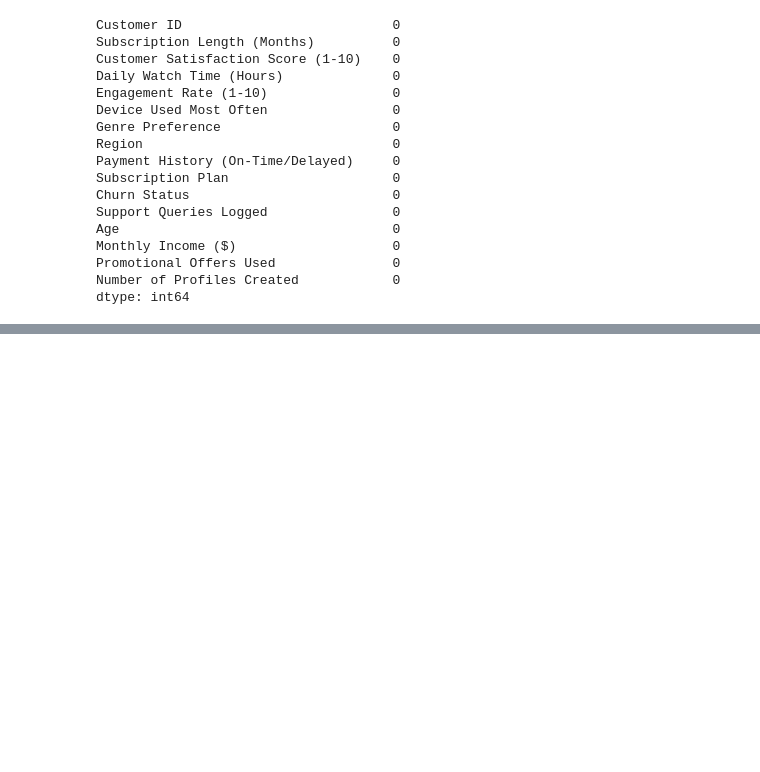
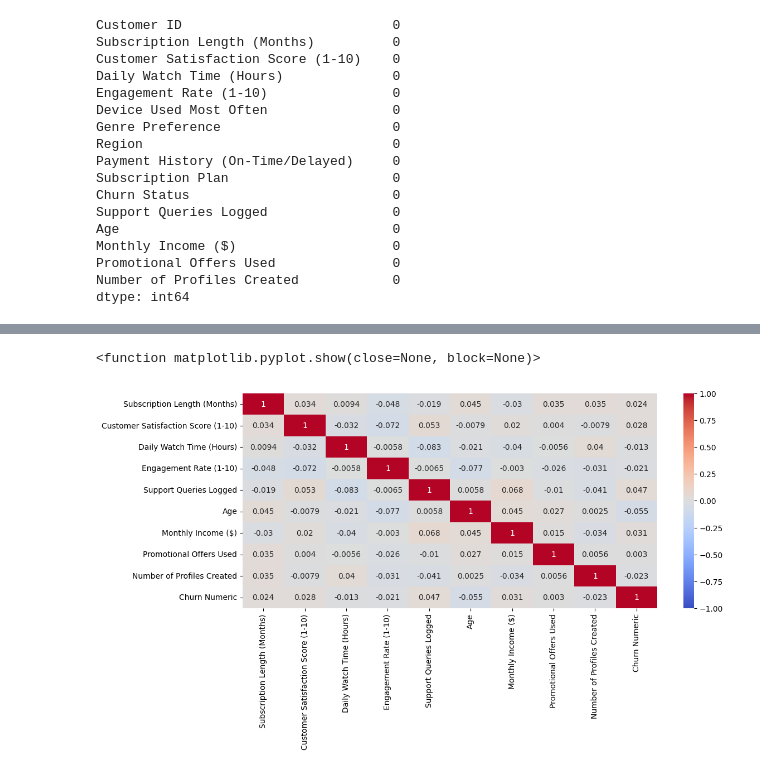
Before and after one commit to aishacmela/Customer_churn, a Jupyter notebook: analysis.ipynb, the cells around one changed output, grey strips where cells are left out. Cells and saved outputs as stored; diff of their text form; code cells hidden in the pictures; blank space fills up the shorter version.

```diff
--- a/analysis.ipynb
+++ b/analysis.ipynb
@@ -236,0 +299,5 @@ dtype: int64
+# %%
+#Convert Churn status to numeric
+
+df['Churn Numeric'] = df['Churn Status'].map({'Yes': 1, 'No': 0})
+print(df['Churn Numeric'].value_counts())
@@ -236,0 +309,3 @@ dtype: int64
+# %%
+corr =df[numeric_cols].corr()
+print(corr)
@@ -236,0 +330,12 @@ dtype: int64
+# %%
+plt.figure(figsize=(12,5))
+sns.heatmap(corr,
+            annot=True,
+            cmap='coolwarm',
+            vmin=-1,
+            vmax=1,
+            center=0)
+plt.show
+# %% [output]
+<function matplotlib.pyplot.show(close=None, block=None)>
+[figure, added]
```
Also changed, not shown: parts of 13 cells of this notebook.
